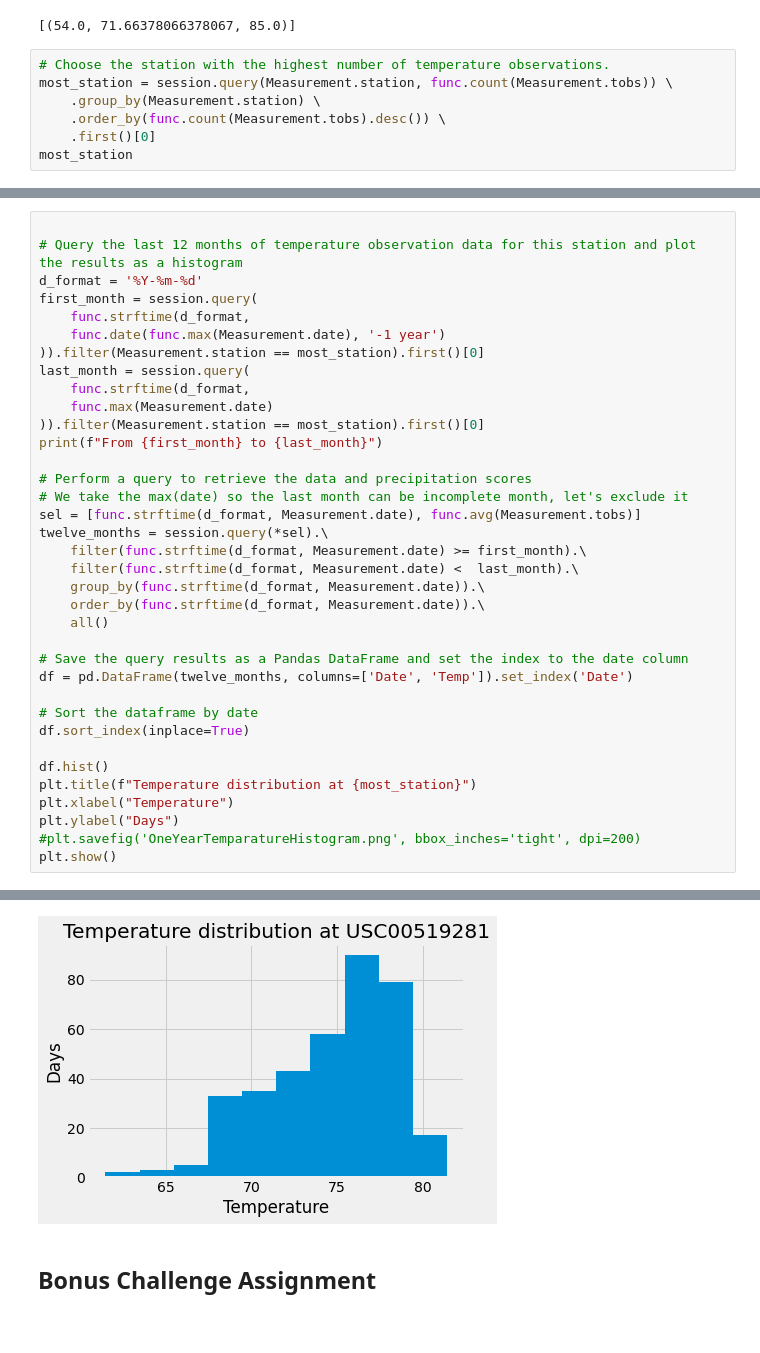
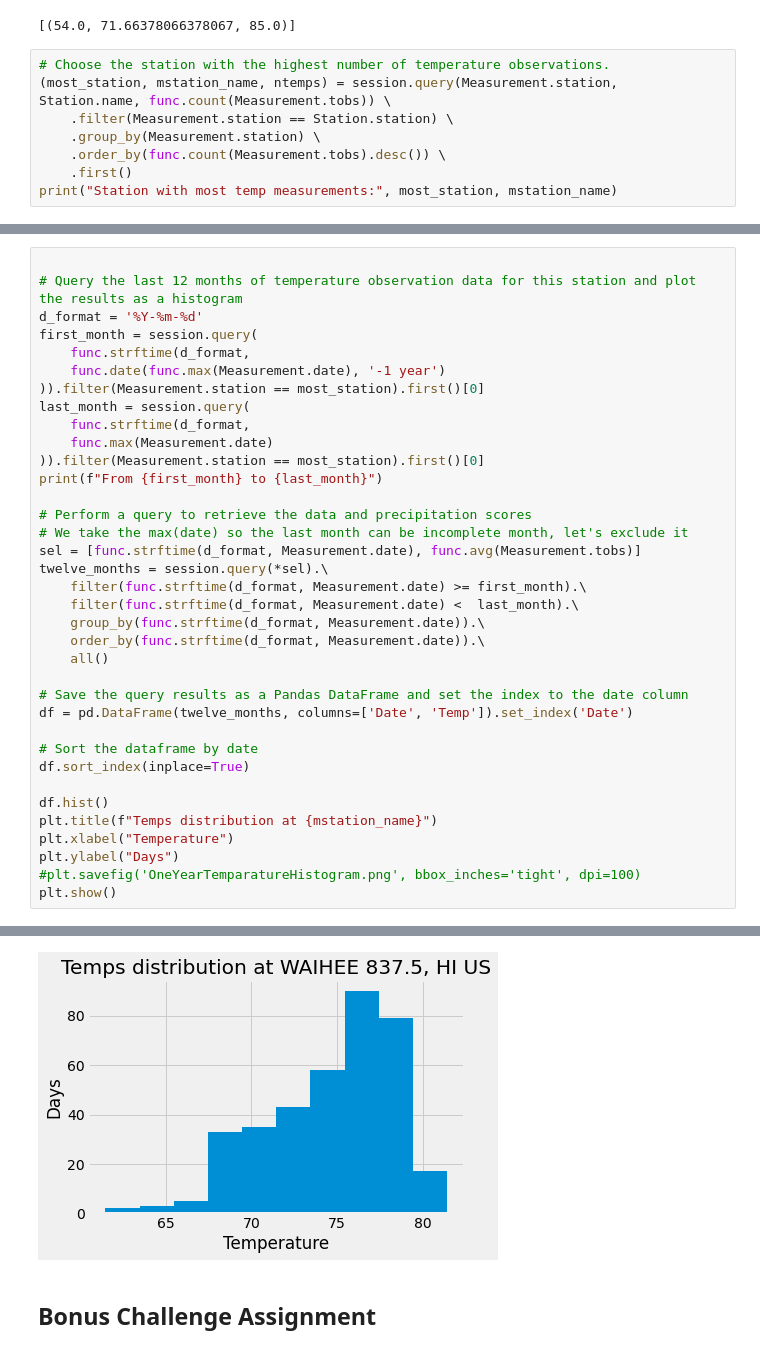
Before and after one commit to kyraha/UMN_HW10_sqlalchemy-challenge, a Jupyter notebook: climate_starter.ipynb, the cells around one changed output, grey strips where cells are left out. Drawn from its saved outputs; the diff is of its cells as text.

Commit message:
Weather station name added

```diff
--- a/climate_starter.ipynb
+++ b/climate_starter.ipynb
@@ -167,9 +167,10 @@ session.query(
 [(54.0, 71.66378066378067, 85.0)]
 # %%
 # Choose the station with the highest number of temperature observations.
-most_station = session.query(Measurement.station, func.count(Measurement.tobs)) \
+(most_station, mstation_name, ntemps) = session.query(Measurement.station, Station.name, func.count(Measurement.tobs)) \
+    .filter(Measurement.station == Station.station) \
     .group_by(Measurement.station) \
     .order_by(func.count(Measurement.tobs).desc()) \
-    .first()[0]
-most_station
+    .first()
+print("Station with most temp measurements:", most_station, mstation_name)
 # %% [output]
@@ -183,36 +184,36 @@ first_month = session.query(
     func.date(func.max(Measurement.date), '-1 year')
 )).filter(Measurement.station == most_station).first()[0]
 last_month = session.query(
     func.strftime(d_format,
     func.max(Measurement.date)
 )).filter(Measurement.station == most_station).first()[0]
 print(f"From {first_month} to {last_month}")
 
 # Perform a query to retrieve the data and precipitation scores
 # We take the max(date) so the last month can be incomplete month, let's exclude it
 sel = [func.strftime(d_format, Measurement.date), func.avg(Measurement.tobs)]
 twelve_months = session.query(*sel).\
     filter(func.strftime(d_format, Measurement.date) >= first_month).\
     filter(func.strftime(d_format, Measurement.date) <  last_month).\
     group_by(func.strftime(d_format, Measurement.date)).\
     order_by(func.strftime(d_format, Measurement.date)).\
     all()
 
 # Save the query results as a Pandas DataFrame and set the index to the date column
 df = pd.DataFrame(twelve_months, columns=['Date', 'Temp']).set_index('Date')
 
 # Sort the dataframe by date
 df.sort_index(inplace=True)
 
 df.hist()
-plt.title(f"Temperature distribution at {most_station}")
+plt.title(f"Temps distribution at {mstation_name}")
 plt.xlabel("Temperature")
 plt.ylabel("Days")
-#plt.savefig('OneYearTemparatureHistogram.png', bbox_inches='tight', dpi=200)
+#plt.savefig('OneYearTemparatureHistogram.png', bbox_inches='tight', dpi=100)
 plt.show()
 # %% [output]
 From 2016-08-18 to 2017-08-18
-[figure, old version]
+[figure, new version]
 # %% [markdown]
 ## Bonus Challenge Assignment
 # %%
```
Also changed, not shown: parts of 1 cell of this notebook, 1 other file.
